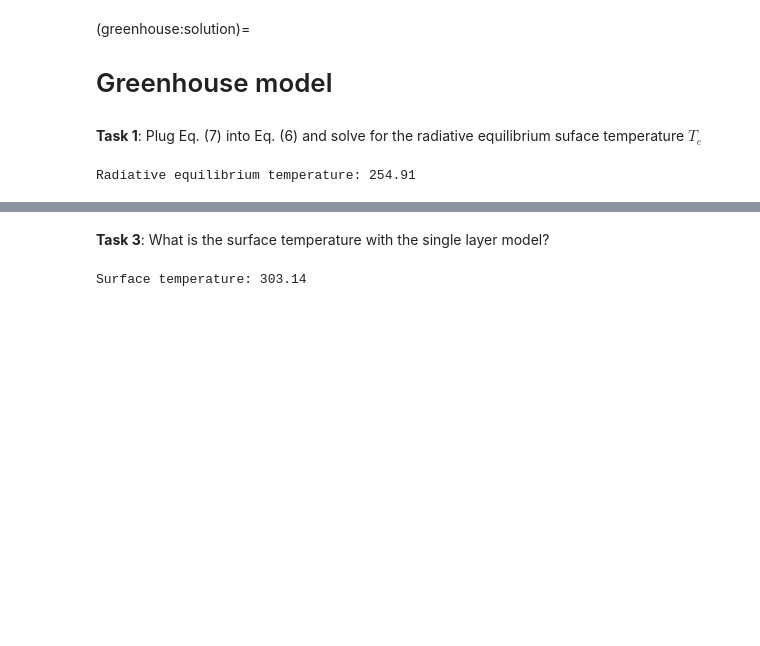
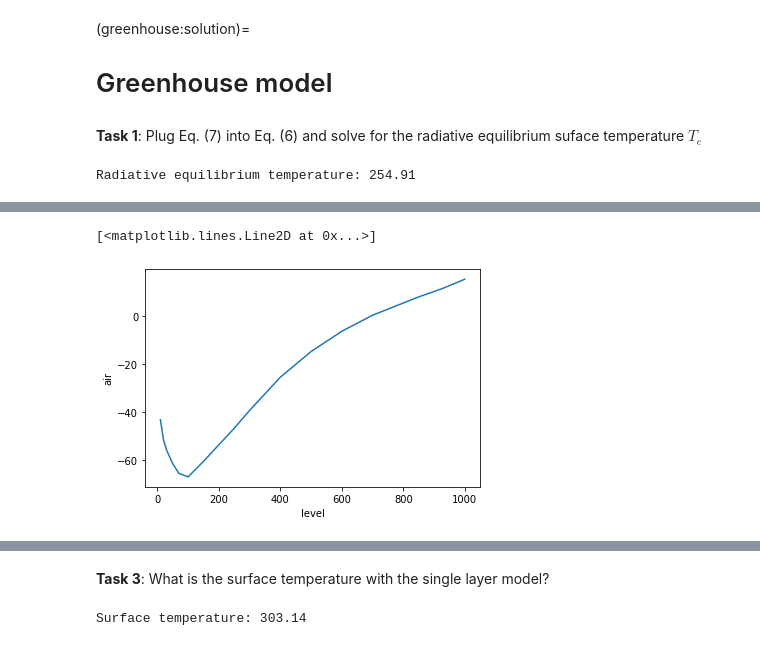
Before and after one commit to sauterto/climate_modelling, a Jupyter notebook: _sources/docs/solution_nb_greenhouse.ipynb, the cells around one changed output, grey strips where cells are left out. Drawn from its saved outputs; the diff is of its cells as text; code cells hidden in the pictures; blank space fills up the shorter version.

```diff
--- a/_sources/docs/solution_nb_greenhouse.ipynb
+++ b/_sources/docs/solution_nb_greenhouse.ipynb
@@ -91,0 +25,5 @@ Text(0.5, 1.0, 'Global, annual mean sounding from NCEP Reanalysis')
+# %%
+## The NOAA ESRL server is shutdown! January 2019
+ncep = xr.open_dataset('./files/air.mon.ltm.1981-2010.nc',use_cftime=True)
+
+ncep
@@ -91,0 +48,17 @@ Text(0.5, 1.0, 'Global, annual mean sounding from NCEP Reanalysis')
+# %%
+# calculate the area-weighted temperature over its domain. This dataset has a regular latitude/ longitude grid,
+# thus the grid cell area decreases towards the pole. For this grid we can use the cosine of the latitude as proxy
+# for the grid cell area.
+weights = np.cos(np.deg2rad(ncep.lat))
+
+# Use the xarray function to weight the air temperature array
+air_weighted = ncep.air.weighted(weights)
+
+# Take the mean over lat/lon/time to get a mean vertical profile
+weighted_mean = air_weighted.mean(("lat","lon", "time"))
+# %%
+#  a "quick and dirty" visualization of the data
+weighted_mean.plot()
+# %% [output]
+[<matplotlib.lines.Line2D at 0x...>]
+[figure, added]
```
Also changed, not shown: parts of 20 cells of this notebook, 54 other files.
